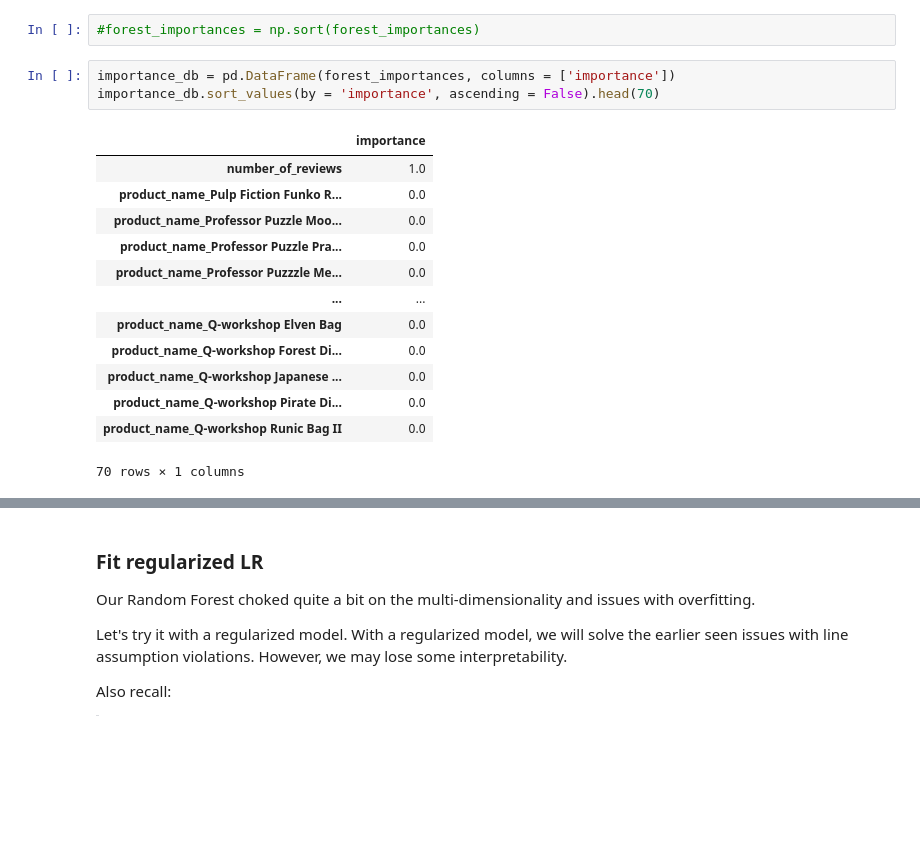
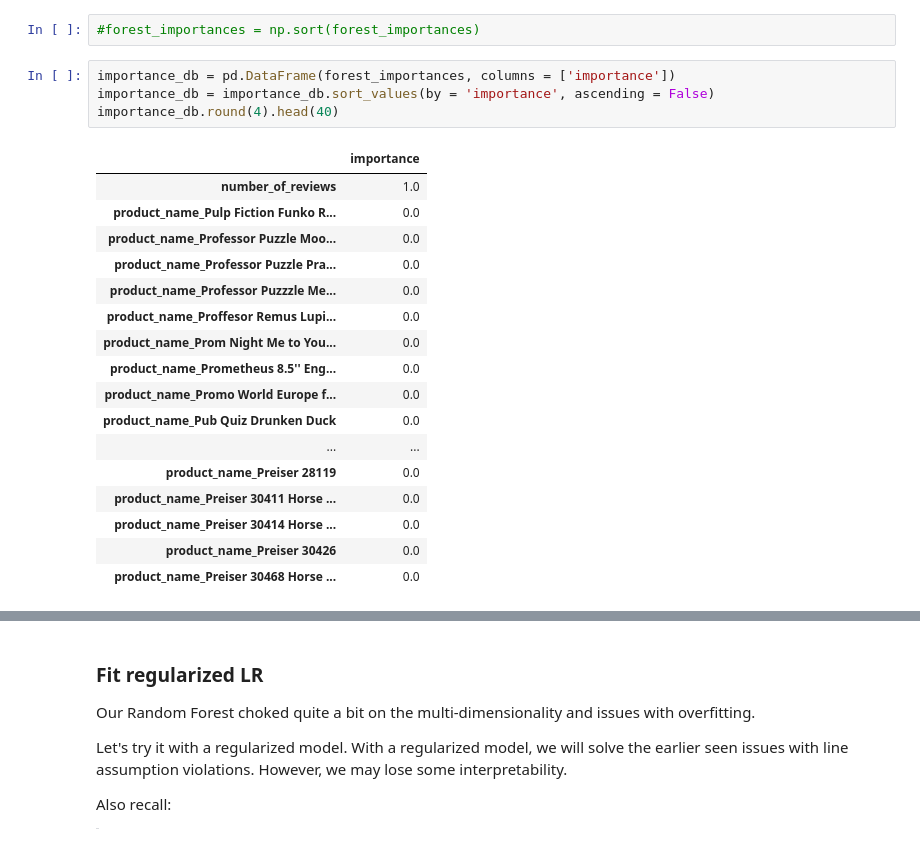
Before and after one commit to cotica/capstone, a Jupyter notebook: code/Amazon-product-catalog-NLP-modeling.ipynb, the cells around one changed output, grey strips where cells are left out. Drawn from its saved outputs; the diff is of its cells as text; blank space fills up the shorter version.

```diff
--- a/code/Amazon-product-catalog-NLP-modeling.ipynb
+++ b/code/Amazon-product-catalog-NLP-modeling.ipynb
@@ -933,20 +933,25 @@ pandas.core.series.Series
 #forest_importances = np.sort(forest_importances)
 # %%
 importance_db = pd.DataFrame(forest_importances, columns = ['importance'])
-importance_db.sort_values(by = 'importance', ascending = False).head(70)
+importance_db = importance_db.sort_values(by = 'importance', ascending = False)
+importance_db.round(4).head(40)
 # %% [output]
 |  | importance |
 | number_of_reviews | 1.0 |
 | product_name_Pulp Fiction Funko R... | 0.0 |
 | product_name_Professor Puzzle Moo... | 0.0 |
 | product_name_Professor Puzzle Pra... | 0.0 |
 | product_name_Professor Puzzzle Me... | 0.0 |
+| product_name_Proffesor Remus Lupi... | 0.0 |
+| product_name_Prom Night Me to You... | 0.0 |
+| product_name_Prometheus 8.5'' Eng... | 0.0 |
+| product_name_Promo World Europe f... | 0.0 |
+| product_name_Pub Quiz Drunken Duck | 0.0 |
 | ... | ... |
-| product_name_Q-workshop Elven Bag | 0.0 |
-| product_name_Q-workshop Forest Di... | 0.0 |
-| product_name_Q-workshop Japanese ... | 0.0 |
-| product_name_Q-workshop Pirate Di... | 0.0 |
-| product_name_Q-workshop Runic Bag II | 0.0 |
+| product_name_Preiser 28119 | 0.0 |
+| product_name_Preiser 30411 Horse ... | 0.0 |
+| product_name_Preiser 30414 Horse ... | 0.0 |
+| product_name_Preiser 30426 | 0.0 |
+| product_name_Preiser 30468 Horse ... | 0.0 |
-70 rows × 1 columns
 # %%
 #plot
```
Also changed, not shown: parts of 1 cell of this notebook.
